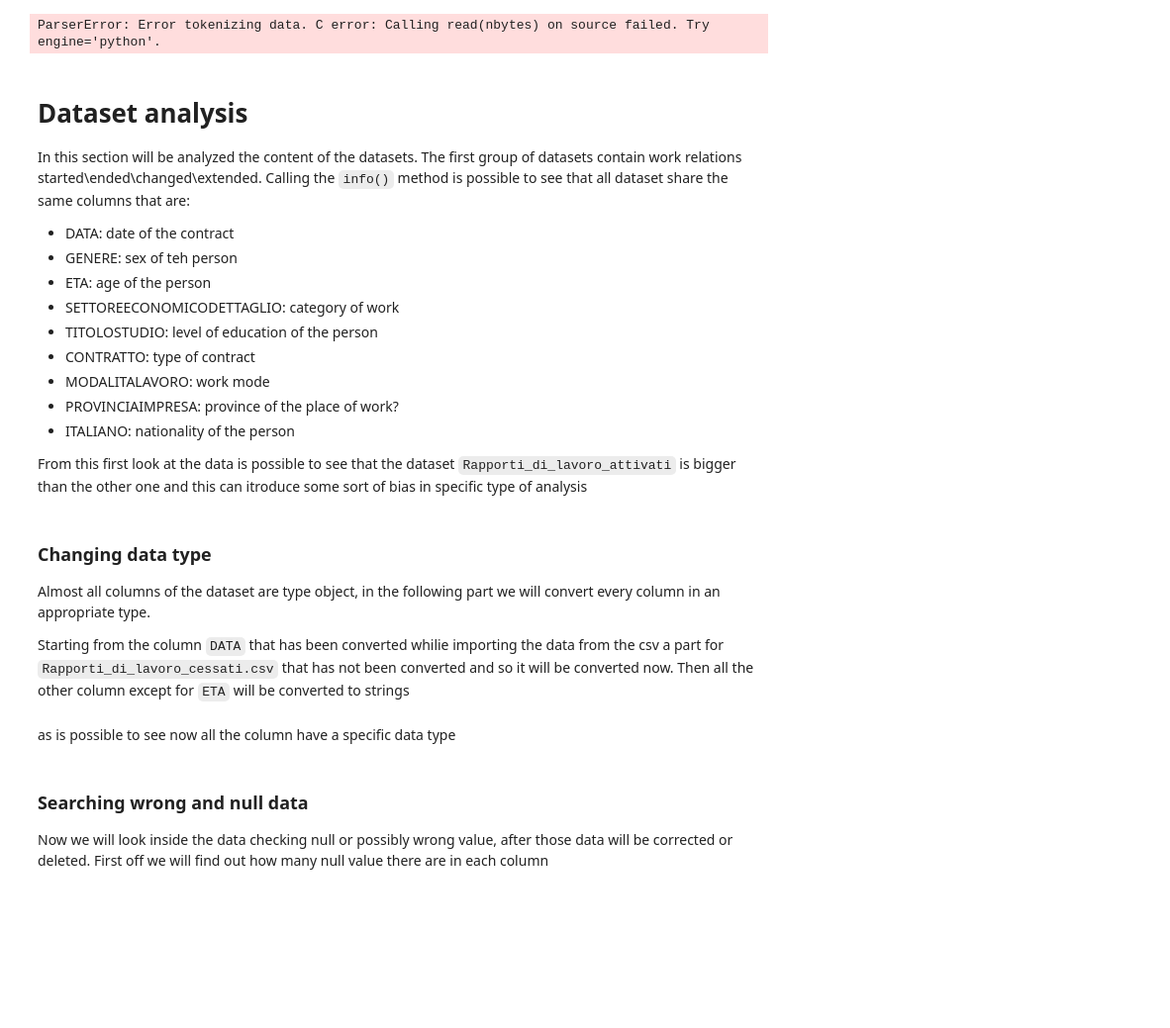
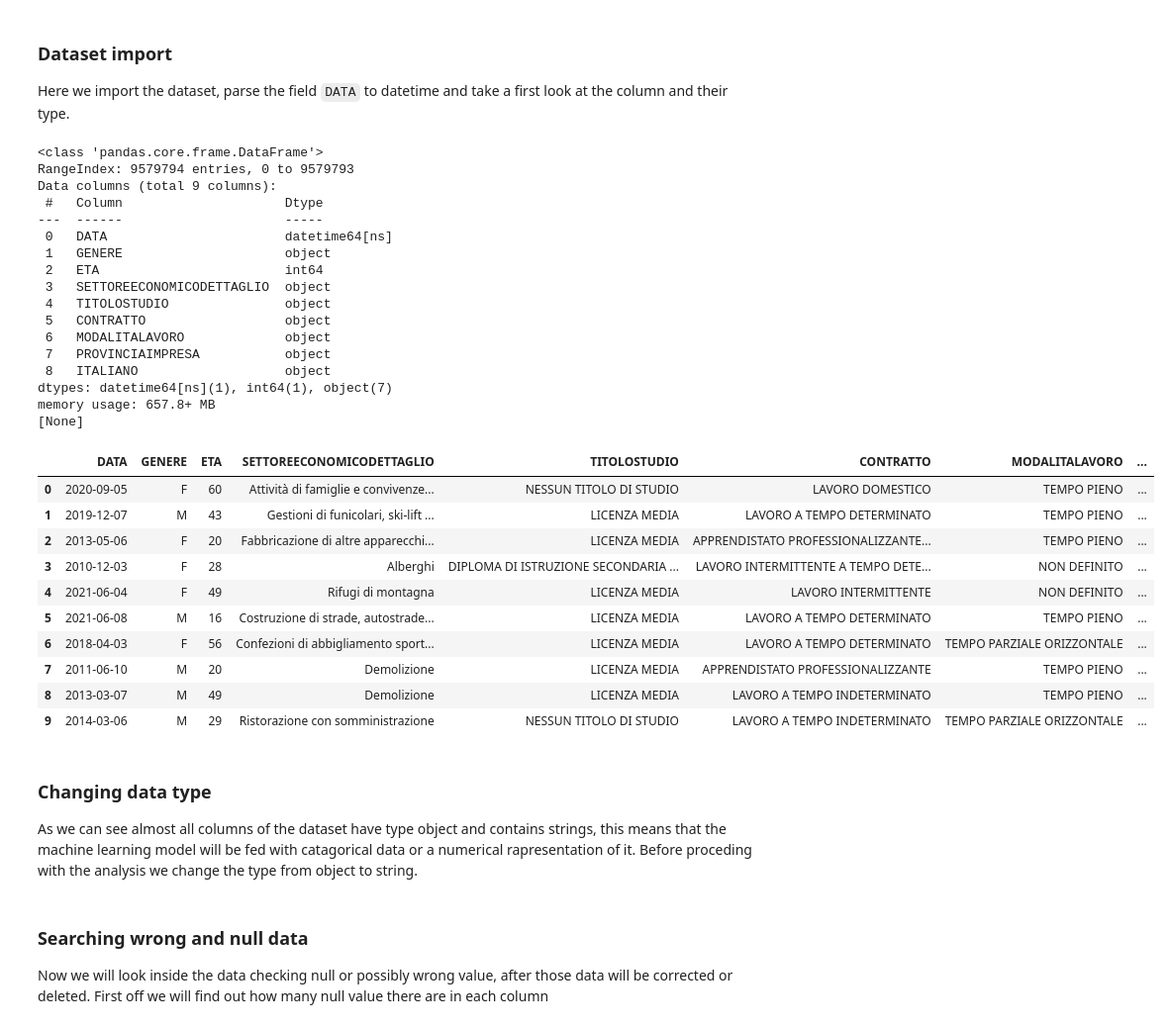
Before and after one commit to DragoE99/Drago-lamb_DataSforBusiness, a Jupyter notebook: DataSforBusiness_dragoLamb.ipynb, the cells around one changed output. Shown: that part at 99% size. Cells and saved outputs as stored; diff of their text form; code cells hidden in the pictures; blank space fills up the shorter version.

Commit message:
reorganized the code and added index

```diff
--- a/DataSforBusiness_dragoLamb.ipynb
+++ b/DataSforBusiness_dragoLamb.ipynb
@@ -17,5 +82,6 @@ from datetime import datetime, timedelta
+# %% [markdown]
+<a id='dt_import'></a>
+### Dataset import
+ Here we import the dataset, parse the field `DATA` to datetime and take a first look at the column and their type.
 # %%
 rap_lavoro_attivati = pd.read_csv(PurePath('dataset', 'Rapporti_di_lavoro_attivati.csv'),parse_dates=['DATA'])
-print([rap_lavoro_attivati.info()])
-# %% [output]
-ParserError: Error tokenizing data. C error: Calling read(nbytes) on source failed. Try engine='python'.
@@ -31,24 +88,37 @@ test_dataset
-# %% [markdown]
-# Dataset analysis
-In this section will be analyzed the content of the datasets. The first group of datasets contain work relations started\ended\changed\extended. Calling the `info()` method is possible to see that all dataset share the same columns that are:
-- DATA: date of the contract
-- GENERE: sex of teh person
-- ETA: age of the person
-- SETTOREECONOMICODETTAGLIO: category of work
-- TITOLOSTUDIO: level of education of the person
-- CONTRATTO: type of contract
-- MODALITALAVORO: work mode
-- PROVINCIAIMPRESA: province of the place of work?
-- ITALIANO: nationality of the person
-
-From this first look at the data is possible to see that the dataset `Rapporti_di_lavoro_attivati` is bigger than the other one and this can itroduce some sort of bias in specific type of analysis
+# %%
+print([rap_lavoro_attivati.info()])
+rap_lavoro_attivati.head(10)
+# %% [output]
+<class 'pandas.core.frame.DataFrame'>
+RangeIndex: 9579794 entries, 0 to 9579793
+Data columns (total 9 columns):
+ #   Column                     Dtype
+---  ------                     -----
+ 0   DATA                       datetime64[ns]
+ 1   GENERE                     object
+ 2   ETA                        int64
+ 3   SETTOREECONOMICODETTAGLIO  object
+ 4   TITOLOSTUDIO               object
+ 5   CONTRATTO                  object
+ 6   MODALITALAVORO             object
+ 7   PROVINCIAIMPRESA           object
+ 8   ITALIANO                   object
+dtypes: datetime64[ns](1), int64(1), object(7)
+memory usage: 657.8+ MB
+[None]
+|  | DATA | GENERE | ETA | SETTOREECONOMICODETTAGLIO | TITOLOSTUDIO | CONTRATTO | MODALITALAVORO | ... |
+| 0 | 2020-09-05 | F | 60 | Attività di famiglie e convivenze... | NESSUN TITOLO DI STUDIO | LAVORO DOMESTICO | TEMPO PIENO | ... |
+| 1 | 2019-12-07 | M | 43 | Gestioni di funicolari, ski-lift ... | LICENZA MEDIA | LAVORO A TEMPO DETERMINATO | TEMPO PIENO | ... |
+| 2 | 2013-05-06 | F | 20 | Fabbricazione di altre apparecchi... | LICENZA MEDIA | APPRENDISTATO PROFESSIONALIZZANTE... | TEMPO PIENO | ... |
+| 3 | 2010-12-03 | F | 28 | Alberghi | DIPLOMA DI ISTRUZIONE SECONDARIA ... | LAVORO INTERMITTENTE A TEMPO DETE... | NON DEFINITO | ... |
+| 4 | 2021-06-04 | F | 49 | Rifugi di montagna | LICENZA MEDIA | LAVORO INTERMITTENTE | NON DEFINITO | ... |
+| 5 | 2021-06-08 | M | 16 | Costruzione di strade, autostrade... | LICENZA MEDIA | LAVORO A TEMPO DETERMINATO | TEMPO PIENO | ... |
+| 6 | 2018-04-03 | F | 56 | Confezioni di abbigliamento sport... | LICENZA MEDIA | LAVORO A TEMPO DETERMINATO | TEMPO PARZIALE ORIZZONTALE | ... |
+| 7 | 2011-06-10 | M | 20 | Demolizione | LICENZA MEDIA | APPRENDISTATO PROFESSIONALIZZANTE | TEMPO PIENO | ... |
+| 8 | 2013-03-07 | M | 49 | Demolizione | LICENZA MEDIA | LAVORO A TEMPO INDETERMINATO | TEMPO PIENO | ... |
+| 9 | 2014-03-06 | M | 29 | Ristorazione con somministrazione | NESSUN TITOLO DI STUDIO | LAVORO A TEMPO INDETERMINATO | TEMPO PARZIALE ORIZZONTALE | ... |
 # %% [markdown]
 ### Changing data type
-Almost all columns of the dataset are type object, in the following part we will convert every column in an appropriate type.
-
-Starting from the column `DATA` that has been converted whilie importing the data from the csv a part for `Rapporti_di_lavoro_cessati.csv` that has not been converted and so it will be converted now.
-Then all the other column except for `ETA` will be converted to strings
+As we can see almost all columns of the dataset have type object and contains strings, this  means that the machine learning model will be fed with catagorical data or a numerical rapresentation of it. Before proceding with the analysis we change the type from object to string.
 # %%
 rap_lavoro_attivati[['GENERE','SETTOREECONOMICODETTAGLIO','TITOLOSTUDIO','CONTRATTO', 'MODALITALAVORO','PROVINCIAIMPRESA','ITALIANO']]=rap_lavoro_attivati[['GENERE','SETTOREECONOMICODETTAGLIO','TITOLOSTUDIO','CONTRATTO', 'MODALITALAVORO','PROVINCIAIMPRESA','ITALIANO']].astype('string')
-# %% [markdown]
-as is possible to see now all the column have a specific data type
```
Also changed, not shown: parts of 103 cells of this notebook.
